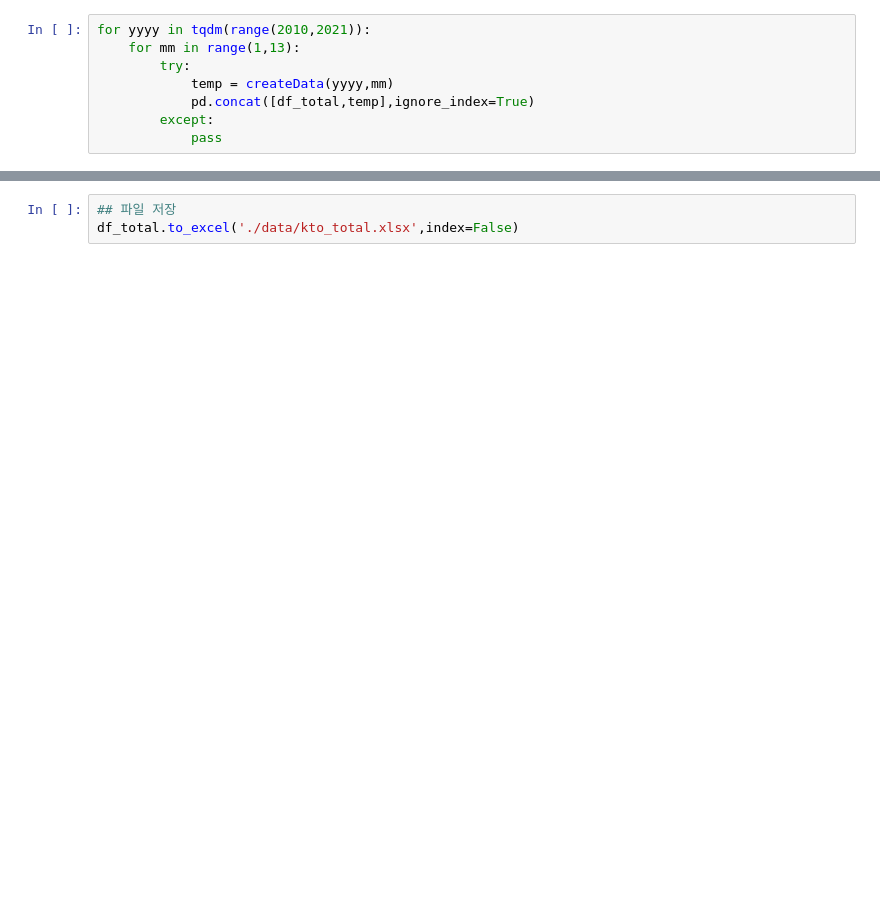
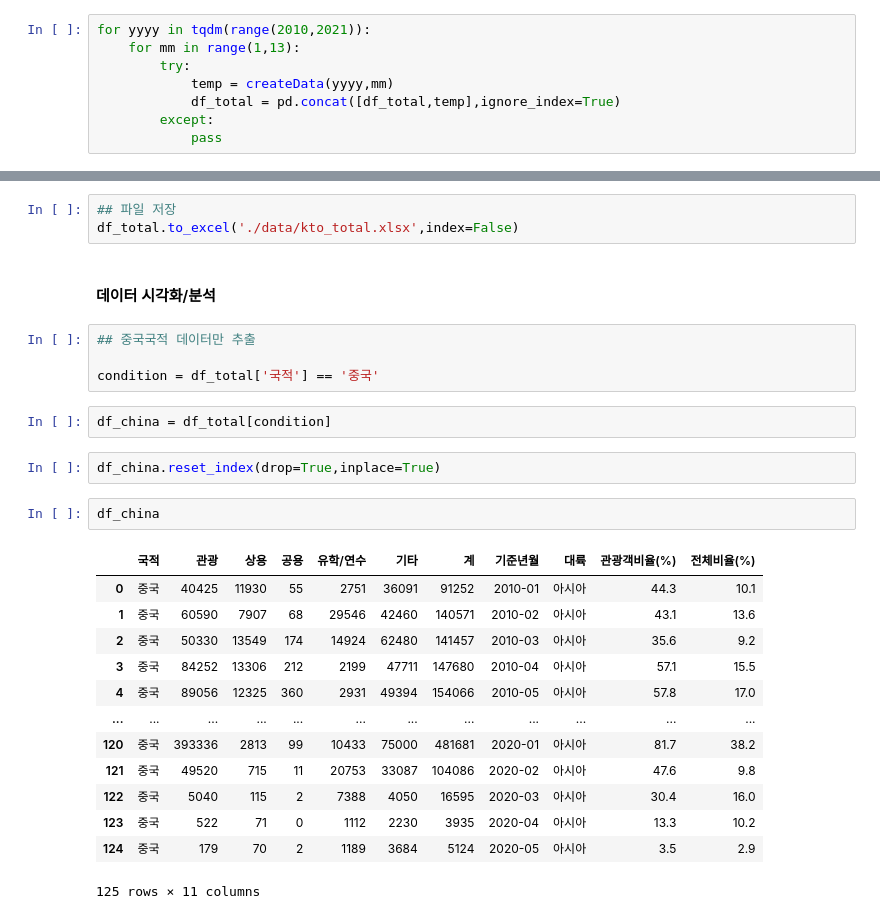
Before and after one commit to KangJeongTaek/bigdata-analysis-2024, a Jupyter notebook: day03/da09_코로나19_영향_중국인관광객수_감소여부.ipynb, the cells around one changed output, grey strips where cells are left out. Cells and saved outputs as stored; diff of their text form; blank space fills up the shorter version.

```diff
--- a/day03/da09_코로나19_영향_중국인관광객수_감소여부.ipynb
+++ b/day03/da09_코로나19_영향_중국인관광객수_감소여부.ipynb
@@ -438,7 +343,7 @@ for yyyy in tqdm(range(2010,2021)):
     for mm in range(1,13):
         try:
             temp = createData(yyyy,mm)
-            pd.concat([df_total,temp],ignore_index=True)
+            df_total = pd.concat([df_total,temp],ignore_index=True)
         except:
             pass
 # %%
@@ -451,3 +371,29 @@ Empty DataFrame
 # %%
 ## 파일 저장
 df_total.to_excel('./data/kto_total.xlsx',index=False)
+# %% [markdown]
+#### 데이터 시각화/분석
+# %%
+## 중국국적 데이터만 추출
+
+condition = df_total['국적'] == '중국'
+# %%
+df_china = df_total[condition]
+# %%
+df_china.reset_index(drop=True,inplace=True)
+# %%
+df_china
+# %% [output]
+|  | 국적 | 관광 | 상용 | 공용 | 유학/연수 | 기타 | 계 | 기준년월 | 대륙 | 관광객비율(%) | 전체비율(%) |
+| 0 | 중국 | 40425 | 11930 | 55 | 2751 | 36091 | 91252 | 2010-01 | 아시아 | 44.3 | 10.1 |
+| 1 | 중국 | 60590 | 7907 | 68 | 29546 | 42460 | 140571 | 2010-02 | 아시아 | 43.1 | 13.6 |
+| 2 | 중국 | 50330 | 13549 | 174 | 14924 | 62480 | 141457 | 2010-03 | 아시아 | 35.6 | 9.2 |
+| 3 | 중국 | 84252 | 13306 | 212 | 2199 | 47711 | 147680 | 2010-04 | 아시아 | 57.1 | 15.5 |
+| 4 | 중국 | 89056 | 12325 | 360 | 2931 | 49394 | 154066 | 2010-05 | 아시아 | 57.8 | 17.0 |
+| ... | ... | ... | ... | ... | ... | ... | ... | ... | ... | ... | ... |
+| 120 | 중국 | 393336 | 2813 | 99 | 10433 | 75000 | 481681 | 2020-01 | 아시아 | 81.7 | 38.2 |
+| 121 | 중국 | 49520 | 715 | 11 | 20753 | 33087 | 104086 | 2020-02 | 아시아 | 47.6 | 9.8 |
+| 122 | 중국 | 5040 | 115 | 2 | 7388 | 4050 | 16595 | 2020-03 | 아시아 | 30.4 | 16.0 |
+| 123 | 중국 | 522 | 71 | 0 | 1112 | 2230 | 3935 | 2020-04 | 아시아 | 13.3 | 10.2 |
+| 124 | 중국 | 179 | 70 | 2 | 1189 | 3684 | 5124 | 2020-05 | 아시아 | 3.5 | 2.9 |
+125 rows × 11 columns
```
Also changed, not shown: parts of 13 cells of this notebook.
